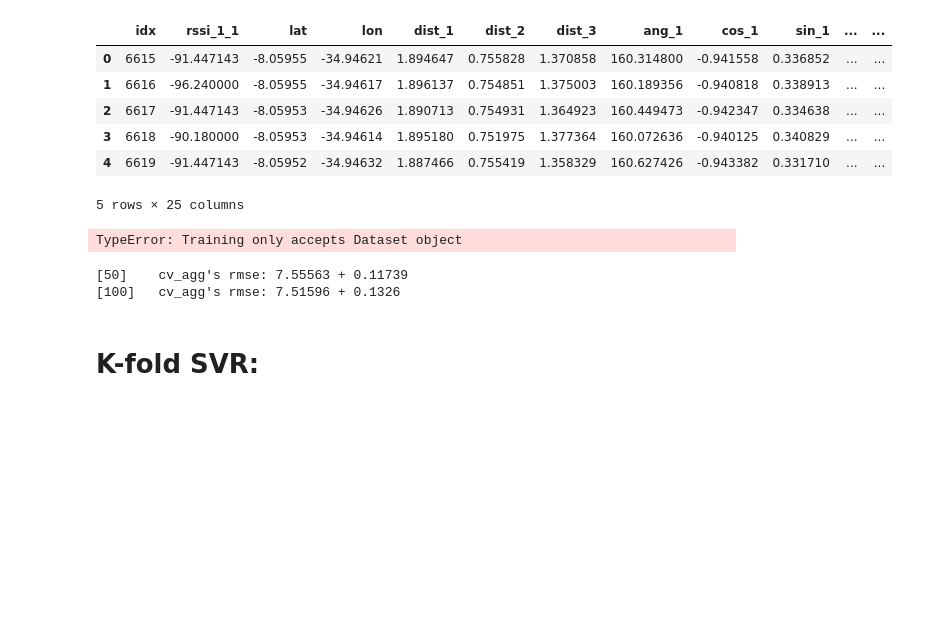
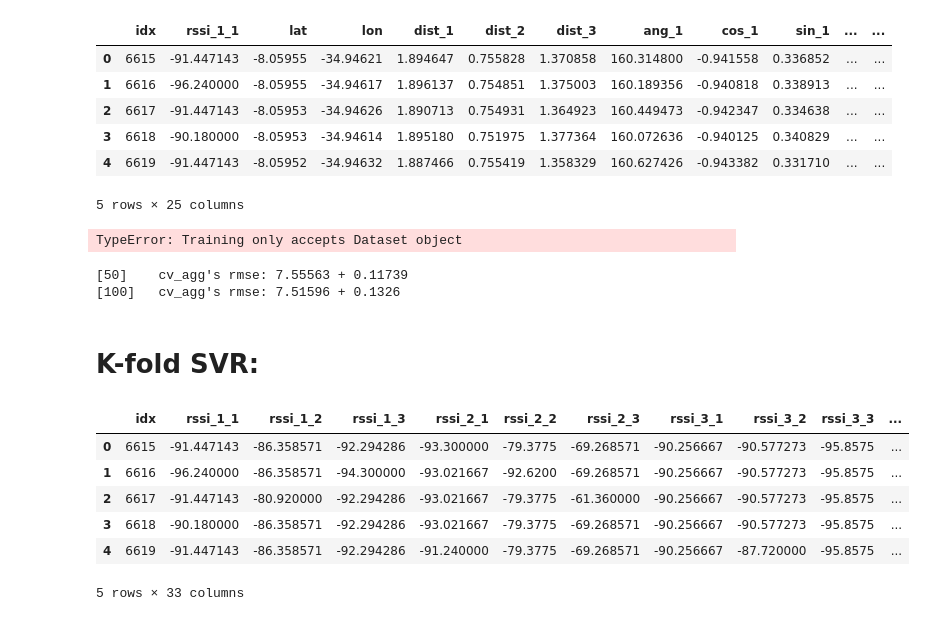
Before and after one commit to Douglast1997/TG-2020.1, a Jupyter notebook: Metalearning.ipynb, the cells around one changed output. Drawn from its saved outputs; the diff is of its cells as text; code cells hidden in the pictures; blank space fills up the shorter version.

```diff
--- a/Metalearning.ipynb
+++ b/Metalearning.ipynb
@@ -190,7 +190,15 @@ import numpy as np
 import pandas as pd
 # %%
 dataset = pd.read_csv("databasesTCC/Outdoordf.csv")
-#dataset
+dataset.head()
+# %% [output]
+|  | idx | rssi_1_1 | rssi_1_2 | rssi_1_3 | rssi_2_1 | rssi_2_2 | rssi_2_3 | rssi_3_1 | rssi_3_2 | rssi_3_3 | ... |
+| 0 | 6615 | -91.447143 | -86.358571 | -92.294286 | -93.300000 | -79.3775 | -69.268571 | -90.256667 | -90.577273 | -95.8575 | ... |
+| 1 | 6616 | -96.240000 | -86.358571 | -94.300000 | -93.021667 | -92.6200 | -69.268571 | -90.256667 | -90.577273 | -95.8575 | ... |
+| 2 | 6617 | -91.447143 | -80.920000 | -92.294286 | -93.021667 | -79.3775 | -61.360000 | -90.256667 | -90.577273 | -95.8575 | ... |
+| 3 | 6618 | -90.180000 | -86.358571 | -92.294286 | -93.021667 | -79.3775 | -69.268571 | -90.256667 | -90.577273 | -95.8575 | ... |
+| 4 | 6619 | -91.447143 | -86.358571 | -92.294286 | -91.240000 | -79.3775 | -69.268571 | -90.256667 | -87.720000 | -95.8575 | ... |
+5 rows × 33 columns
 # %%
 X = dataset.iloc[:, 12:]
 z = dataset.iloc[:, 0]
```
Also changed, not shown: parts of 20 cells of this notebook, 39 other files.
